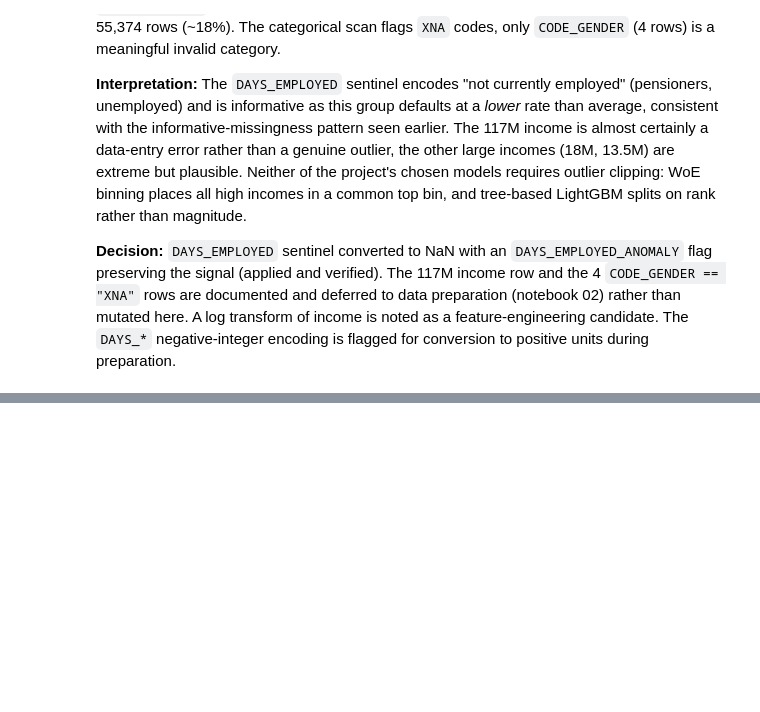
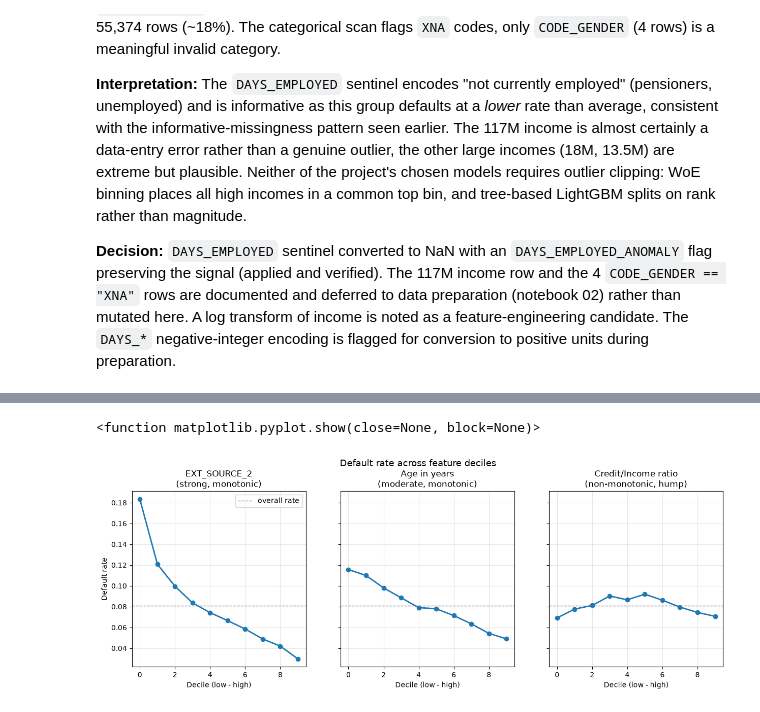
Before and after one commit to EnzoZagallo/credit-risk-pd-model, a Jupyter notebook: notebooks/01_eda.ipynb, the cells around one changed output, grey strips where cells are left out. Drawn from its saved outputs; the diff is of its cells as text; code cells hidden in the pictures; blank space fills up the shorter version.

Commit message:
feat: add univariate signal check across feature deciles

```diff
--- a/notebooks/01_eda.ipynb
+++ b/notebooks/01_eda.ipynb
@@ -391,0 +458,18 @@ units during preparation.
+# %%
+# Credit-to-income ratio: total loan ammount relative to annual income.
+# A leverage proxy, how large is the loan relative to what the applicant earns.
+
+df["CREDIT_INCOME_RATIO"] = df["AMT_CREDIT"] / df["AMT_INCOME_TOTAL"]
+
+feature = "CREDIT_INCOME_RATIO"
+valid = df[[feature, "TARGET"]].dropna()
+valid["decile"] = pd.qcut(valid[feature], q=10, labels=False, duplicates="drop")
+
+decile_stats = valid.groupby("decile").agg(
+    n=("TARGET","size"),
+    default_rate=("TARGET", "mean"),
+    feature_min=(feature, "min"),
+    feature_max=(feature, "max"),
+)
+
+print(decile_stats.round(4))
@@ -391,0 +489,33 @@ units during preparation.
+# %%
+# Reusable decile-default-rate helper, so we don't repeat the block per feature.
+
+def decile_default_rate(frame, feature, target="TARGET", q=10):
+    valid = frame[[feature, target]].dropna()
+    valid = valid.assign(decile=pd.qcut(valid[feature], q=q, labels=False, duplicates="drop"))
+    return valid.groupby("decile")[target].mean()
+
+features = ["EXT_SOURCE_2", "AGE_YEARS", "CREDIT_INCOME_RATIO"]
+titles = ["EXT_SOURCE_2\n(strong, monotonic)",
+          "Age in years\n(moderate, monotonic)",
+          "Credit/Income ratio\n(non-monotonic, hump)"]
+
+overall = df["TARGET"].mean()
+
+fig, axes = plt.subplots(1, 3, figsize=(15, 4.5), sharey=True)
+
+for ax, feature, title in zip(axes, features, titles):
+    rates = decile_default_rate(df,feature)
+    ax.plot(rates.index, rates.values, marker="o", linewidth=2)
+    ax.axhline(overall, color="grey", linestyle="--", linewidth=1, label="overall rate")
+    ax.set_title(title)
+    ax.set_xlabel("Decile (low - high)")
+    ax.grid(alpha=0.3)
+
+axes[0].set_ylabel("Default rate")
+axes[0].legend()
+fig.suptitle("Default rate across feature deciles", fontsize=13, y=1.02)
+plt.tight_layout
+plt.show
+# %% [output]
+<function matplotlib.pyplot.show(close=None, block=None)>
+[figure, added]
```
Also changed, not shown: parts of 7 cells of this notebook.
